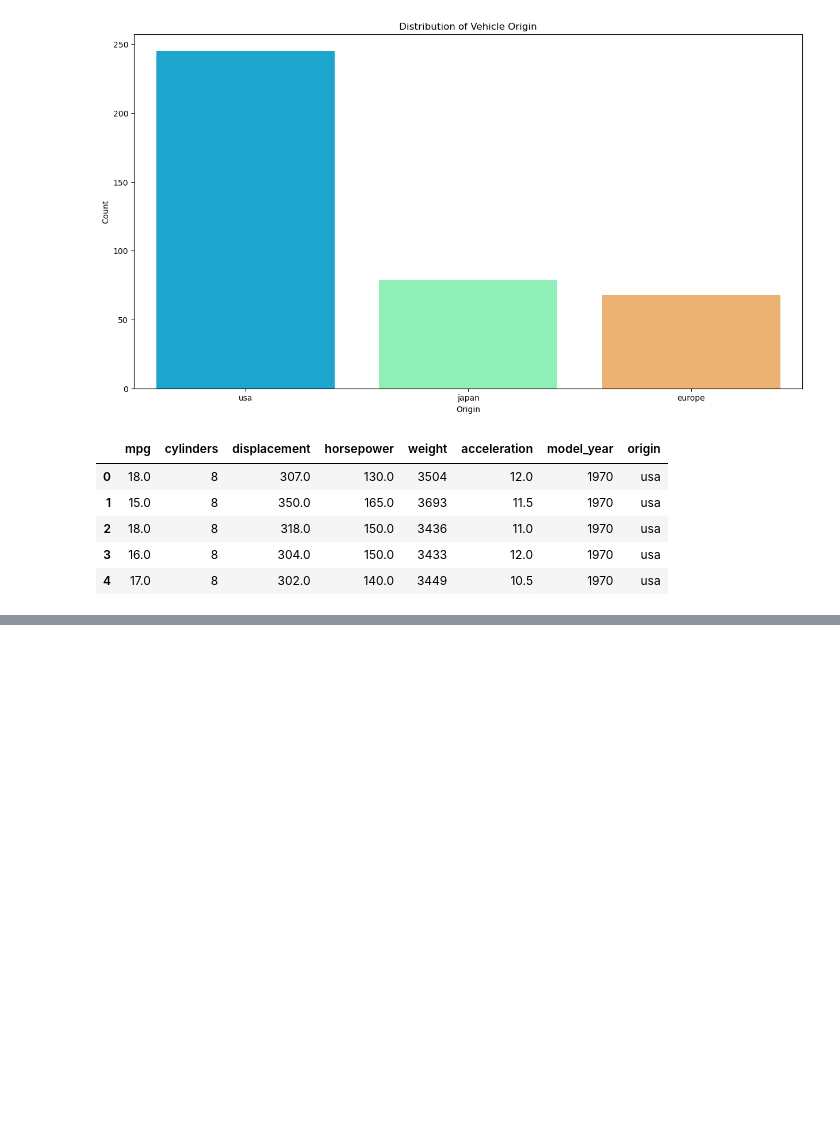
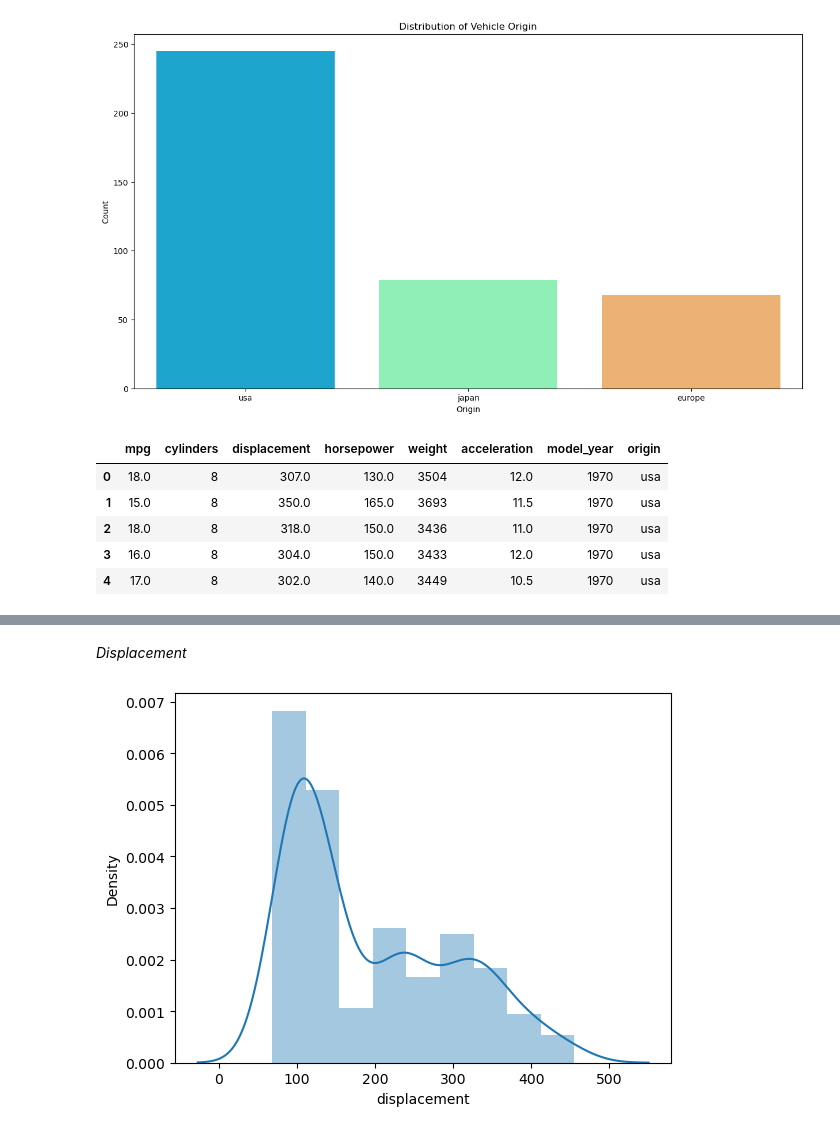
Before and after one commit to AtRealMasterLuke/MPG-Dataset-Analysis, a Jupyter notebook: Seaborn mpg.ipynb, the cells around one changed output, grey strips where cells are left out. Saved outputs shown, nothing was run; the diff lists cells and outputs as text; code cells hidden in the pictures; blank space fills up the shorter version.

```diff
--- a/Seaborn mpg.ipynb
+++ b/Seaborn mpg.ipynb
@@ -334,0 +335,7 @@ df.head()
+# %% [markdown]
+*Displacement*
+# %%
+sns.distplot(df["displacement"])
+plt.show()
+# %% [output]
+[figure, added]
```
Also changed, not shown: parts of 3 cells of this notebook.
